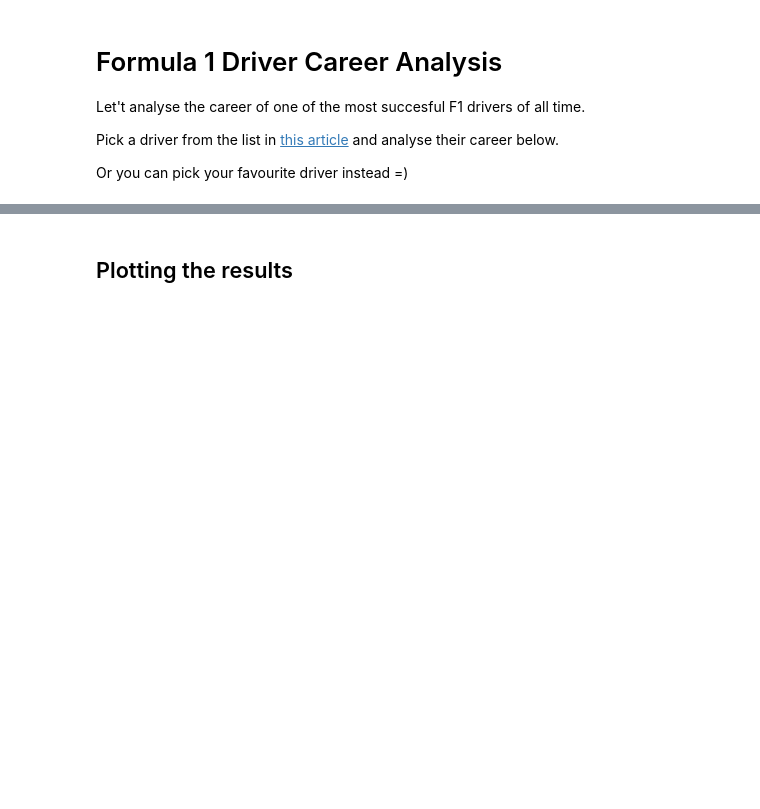
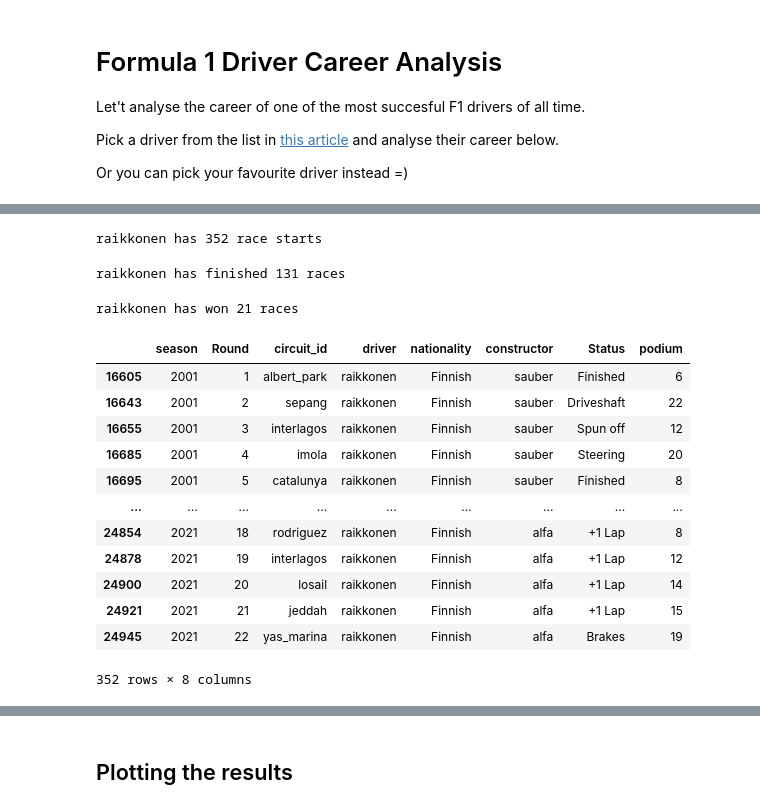
Before and after one commit to biroadama/bootcamp, a Jupyter notebook: 2022/python_workshop/notebooks/08_pandas.ipynb, the cells around one changed output, grey strips where cells are left out. Cells and saved outputs as stored; diff of their text form; code cells hidden in the pictures; blank space fills up the shorter version.

```diff
--- a/2022/python_workshop/notebooks/08_pandas.ipynb
+++ b/2022/python_workshop/notebooks/08_pandas.ipynb
@@ -972,14 +1018,24 @@ print(f"{driver}'s first win was on {first_win_date} with {first_win_constructor
 # %%
 # how many race starts?
 # hint: check the Status is NOT one of Did not qualify, Did not prequalify, Not classified
-race_starts = ...
+race_starts = races[(races['Status']!="Did not qualify") &
+    (races['Status']!="Did not prequalify") &
+    (races['Status']!="Not classified")].Status.count()
+
 print(f"{driver} has {race_starts} race starts")
+# %% [output]
+raikkonen has 352 race starts
 # %%
 # how many of those races did he actually finished?
 # hint: look for Status Finished; for this exercise, we'll not consider other statuses as successful
-races_finished = ...
+
+races_finished = races[races['Status']!="Finished"].Status.count()
 print(f"{driver} has finished {races_finished} races")
+# %% [output]
+raikkonen has finished 131 races
 # %%
 # how many has he won?
-races_won = ...
+races_won = races[races['podium']==1].podium.count()
 print(f"{driver} has won {races_won} races")
+# %% [output]
+raikkonen has won 21 races
@@ -1000,0 +1059,16 @@ f1_career.head()
+# %%
+f1_career
+# %% [output]
+|  | season | Round | circuit_id | driver | nationality | constructor | Status | podium |
+| 16605 | 2001 | 1 | albert_park | raikkonen | Finnish | sauber | Finished | 6 |
+| 16643 | 2001 | 2 | sepang | raikkonen | Finnish | sauber | Driveshaft | 22 |
+| 16655 | 2001 | 3 | interlagos | raikkonen | Finnish | sauber | Spun off | 12 |
+| 16685 | 2001 | 4 | imola | raikkonen | Finnish | sauber | Steering | 20 |
+| 16695 | 2001 | 5 | catalunya | raikkonen | Finnish | sauber | Finished | 8 |
+| ... | ... | ... | ... | ... | ... | ... | ... | ... |
+| 24854 | 2021 | 18 | rodriguez | raikkonen | Finnish | alfa | +1 Lap | 8 |
+| 24878 | 2021 | 19 | interlagos | raikkonen | Finnish | alfa | +1 Lap | 12 |
+| 24900 | 2021 | 20 | losail | raikkonen | Finnish | alfa | +1 Lap | 14 |
+| 24921 | 2021 | 21 | jeddah | raikkonen | Finnish | alfa | +1 Lap | 15 |
+| 24945 | 2021 | 22 | yas_marina | raikkonen | Finnish | alfa | Brakes | 19 |
+352 rows × 8 columns
```
Also changed, not shown: parts of 20 cells of this notebook.
